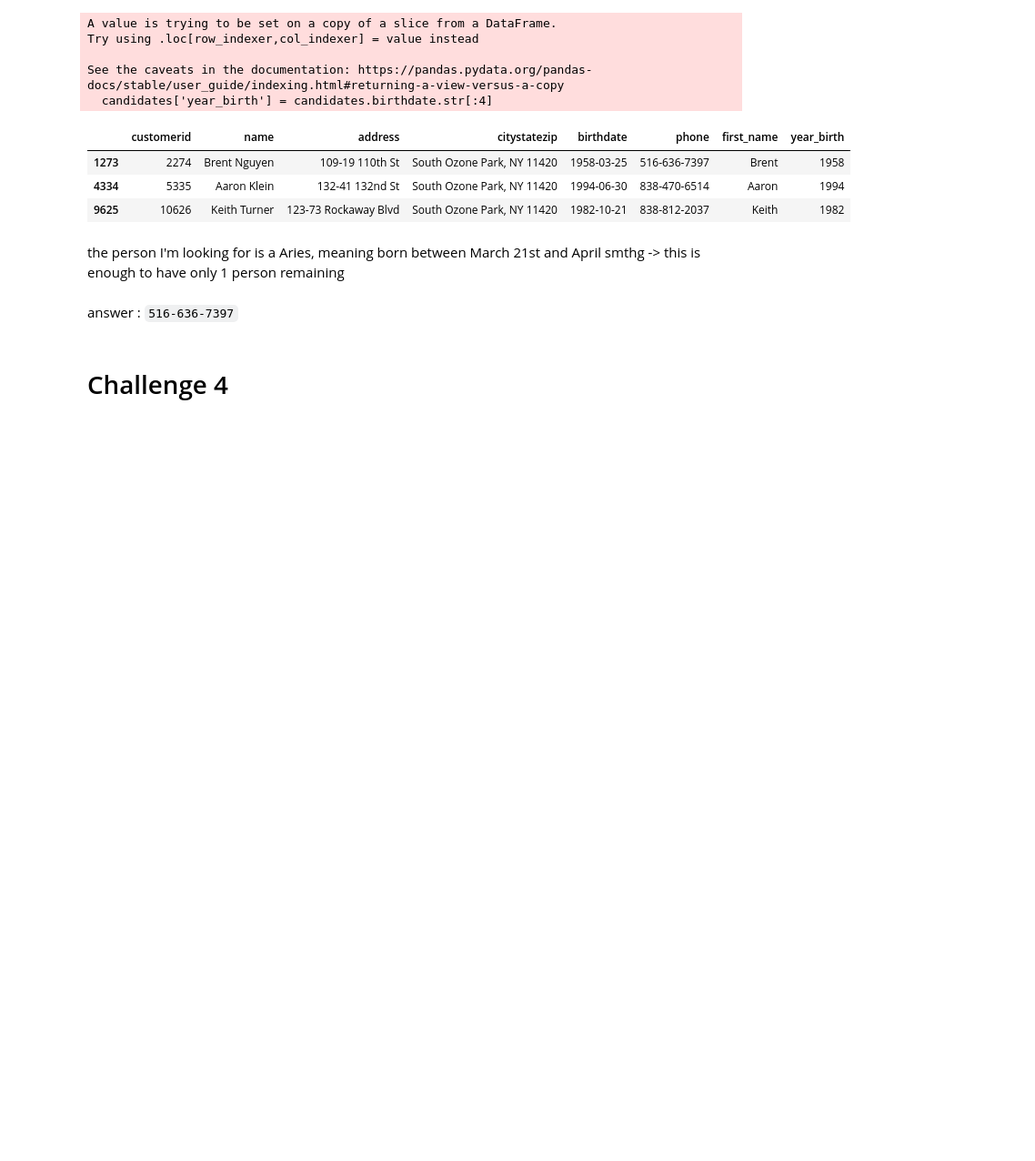
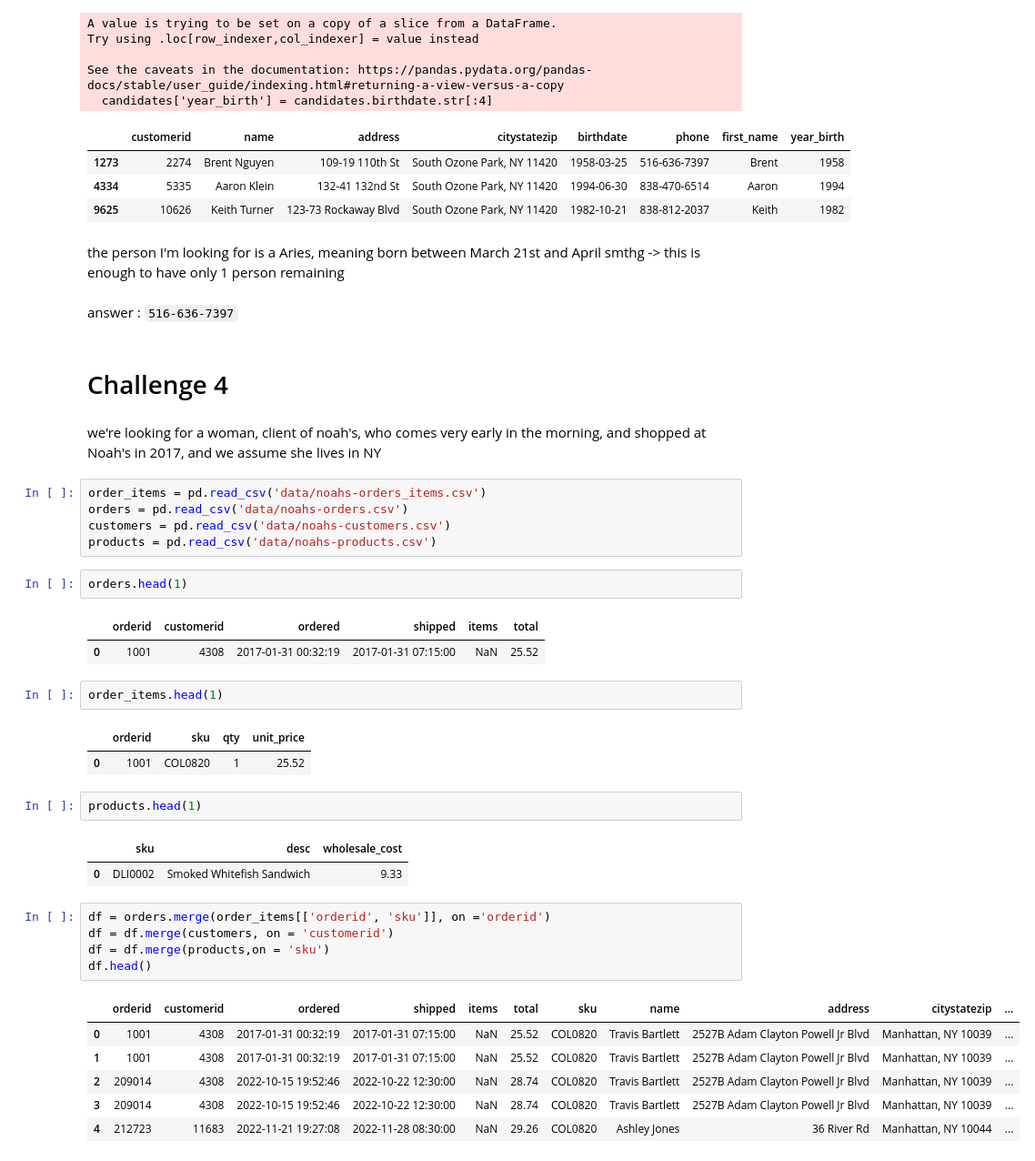
Before and after one commit to Clement-Lelievre/hannukah_of_code, a Jupyter notebook: hanukkah_of_data.ipynb, the cells around one changed output. Shown at 91% size. Saved outputs shown, nothing was run; the diff lists cells and outputs as text; blank space fills up the shorter version.

```diff
--- a/hanukkah_of_data.ipynb
+++ b/hanukkah_of_data.ipynb
@@ -471,3 +471,37 @@ the person I'm looking for is a Aries, meaning born between March 21st and April
 answer : `516-636-7397`
 # %% [markdown]
 # Challenge 4
+# %% [markdown]
+we're looking for a woman, client of noah's, who comes very early in the morning, and shopped at Noah's in 2017, and we assume she lives in NY
+# %%
+order_items = pd.read_csv('data/noahs-orders_items.csv')
+orders = pd.read_csv('data/noahs-orders.csv')
+customers = pd.read_csv('data/noahs-customers.csv')
+products = pd.read_csv('data/noahs-products.csv')
+# %%
+orders.head(1)
+# %% [output]
+|  | orderid | customerid | ordered | shipped | items | total |
+| 0 | 1001 | 4308 | 2017-01-31 00:32:19 | 2017-01-31 07:15:00 | NaN | 25.52 |
+# %%
+order_items.head(1)
+# %% [output]
+|  | orderid | sku | qty | unit_price |
+| 0 | 1001 | COL0820 | 1 | 25.52 |
+# %%
+products.head(1)
+# %% [output]
+|  | sku | desc | wholesale_cost |
+| 0 | DLI0002 | Smoked Whitefish Sandwich | 9.33 |
+# %%
+df = orders.merge(order_items[['orderid', 'sku']], on ='orderid')
+df = df.merge(customers, on = 'customerid')
+df = df.merge(products,on = 'sku')
+df.head()
+# %% [output]
+|  | orderid | customerid | ordered | shipped | items | total | sku | name | address | citystatezip | ... |
+| 0 | 1001 | 4308 | 2017-01-31 00:32:19 | 2017-01-31 07:15:00 | NaN | 25.52 | COL0820 | Travis Bartlett | 2527B Adam Clayton Powell Jr Blvd | Manhattan, NY 10039 | ... |
+| 1 | 1001 | 4308 | 2017-01-31 00:32:19 | 2017-01-31 07:15:00 | NaN | 25.52 | COL0820 | Travis Bartlett | 2527B Adam Clayton Powell Jr Blvd | Manhattan, NY 10039 | ... |
+| 2 | 209014 | 4308 | 2022-10-15 19:52:46 | 2022-10-22 12:30:00 | NaN | 28.74 | COL0820 | Travis Bartlett | 2527B Adam Clayton Powell Jr Blvd | Manhattan, NY 10039 | ... |
+| 3 | 209014 | 4308 | 2022-10-15 19:52:46 | 2022-10-22 12:30:00 | NaN | 28.74 | COL0820 | Travis Bartlett | 2527B Adam Clayton Powell Jr Blvd | Manhattan, NY 10039 | ... |
+| 4 | 212723 | 11683 | 2022-11-21 19:27:08 | 2022-11-28 08:30:00 | NaN | 29.26 | COL0820 | Ashley Jones | 36 River Rd | Manhattan, NY 10044 | ... |
```
Also changed, not shown: parts of 4 cells of this notebook.
